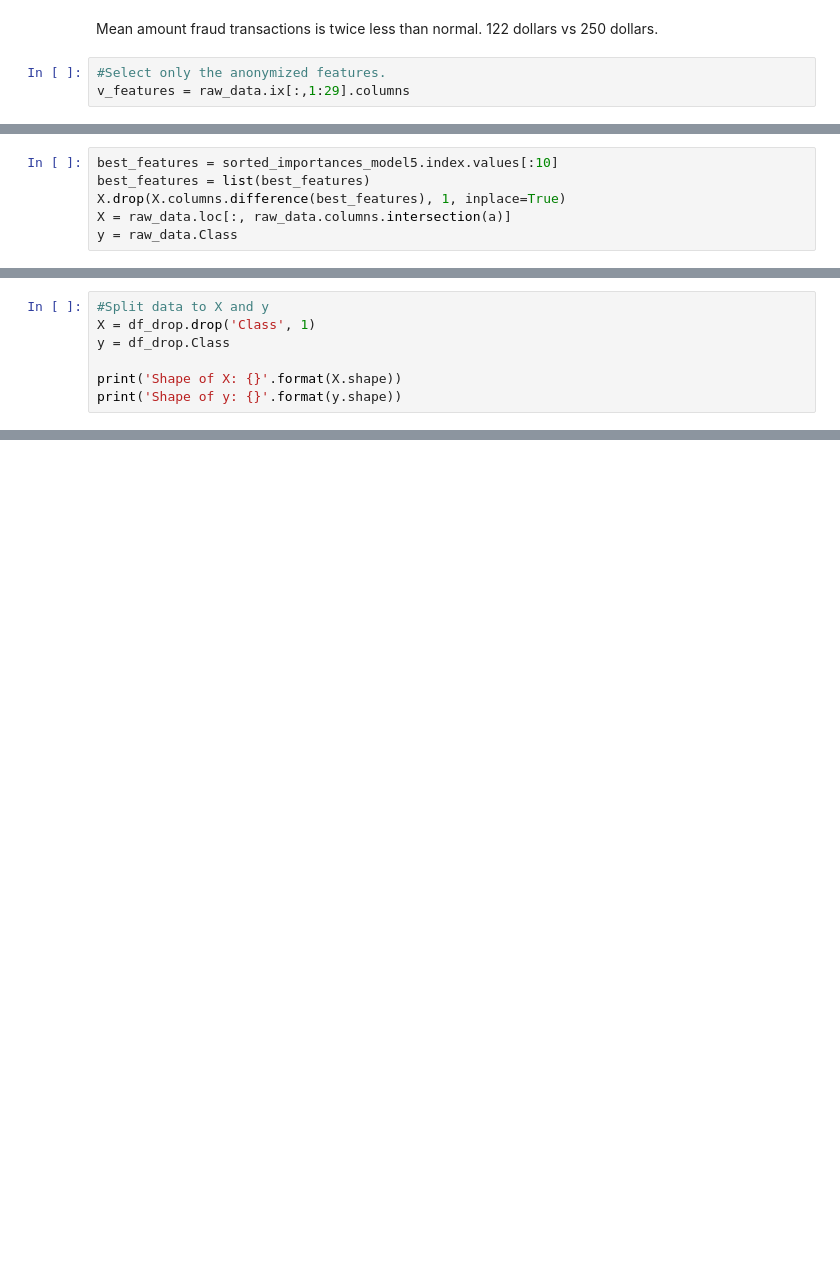
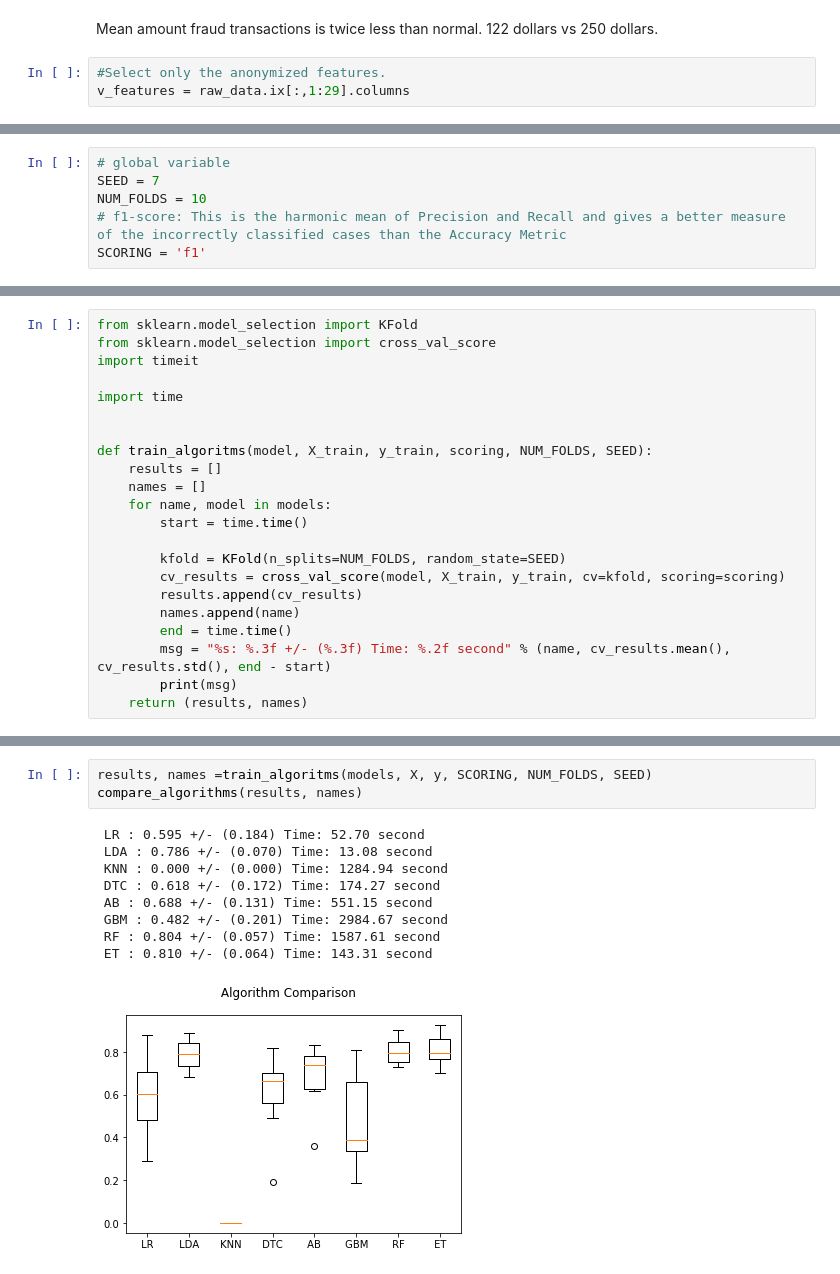
Before and after one commit to SpiderPL/Credit-Card-Fraud-Detection, a Jupyter notebook: Credit Card Fraud Detection.ipynb, the cells around one changed output, grey strips where cells are left out. Saved outputs shown, nothing was run; the diff lists cells and outputs as text; blank space fills up the shorter version.

```diff
--- a/Credit Card Fraud Detection.ipynb
+++ b/Credit Card Fraud Detection.ipynb
@@ -233,0 +359,6 @@ raw_data.head()
+# %%
+# global variable
+SEED = 7
+NUM_FOLDS = 10
+# f1-score: This is the harmonic mean of Precision and Recall and gives a better measure of the incorrectly classified cases than the Accuracy Metric
+SCORING = 'f1'
@@ -233,0 +386,22 @@ raw_data.head()
+# %%
+from sklearn.model_selection import KFold
+from sklearn.model_selection import cross_val_score
+import timeit
+
+import time
+
+
+def train_algoritms(model, X_train, y_train, scoring, NUM_FOLDS, SEED):
+    results = []
+    names = []
+    for name, model in models:
+        start = time.time()
+
+        kfold = KFold(n_splits=NUM_FOLDS, random_state=SEED)
+        cv_results = cross_val_score(model, X_train, y_train, cv=kfold, scoring=scoring)
+        results.append(cv_results)
+        names.append(name)
+        end = time.time()
+        msg = "%s: %.3f +/- (%.3f) Time: %.2f second" % (name, cv_results.mean(), cv_results.std(), end - start)
+        print(msg)
+    return (results, names)
@@ -433,6 +421,0 @@ Use 10 best features from Random Forest Classifier on raw_data
-# %%
-best_features = sorted_importances_model5.index.values[:10]
-best_features = list(best_features)
-X.drop(X.columns.difference(best_features), 1, inplace=True)
-X = raw_data.loc[:, raw_data.columns.intersection(a)]
-y = raw_data.Class
@@ -544,7 +421,0 @@ Use data with droped all of the features that have very similar distributions be
-# %%
-#Split data to X and y
-X = df_drop.drop('Class', 1)
-y = df_drop.Class
-
-print('Shape of X: {}'.format(X.shape))
-print('Shape of y: {}'.format(y.shape))
@@ -653,0 +429,13 @@ show_results_without_auc(y_test, y_pre)
+# %%
+results, names =train_algoritms(models, X, y, SCORING, NUM_FOLDS, SEED)
+compare_algorithms(results, names)
+# %% [output]
+ LR : 0.595 +/- (0.184) Time: 52.70 second
+ LDA : 0.786 +/- (0.070) Time: 13.08 second
+ KNN : 0.000 +/- (0.000) Time: 1284.94 second
+ DTC : 0.618 +/- (0.172) Time: 174.27 second
+ AB : 0.688 +/- (0.131) Time: 551.15 second
+ GBM : 0.482 +/- (0.201) Time: 2984.67 second
+ RF : 0.804 +/- (0.057) Time: 1587.61 second
+ ET : 0.810 +/- (0.064) Time: 143.31 second
+[figure, added]
```
Also changed, not shown: parts of 111 cells of this notebook.
